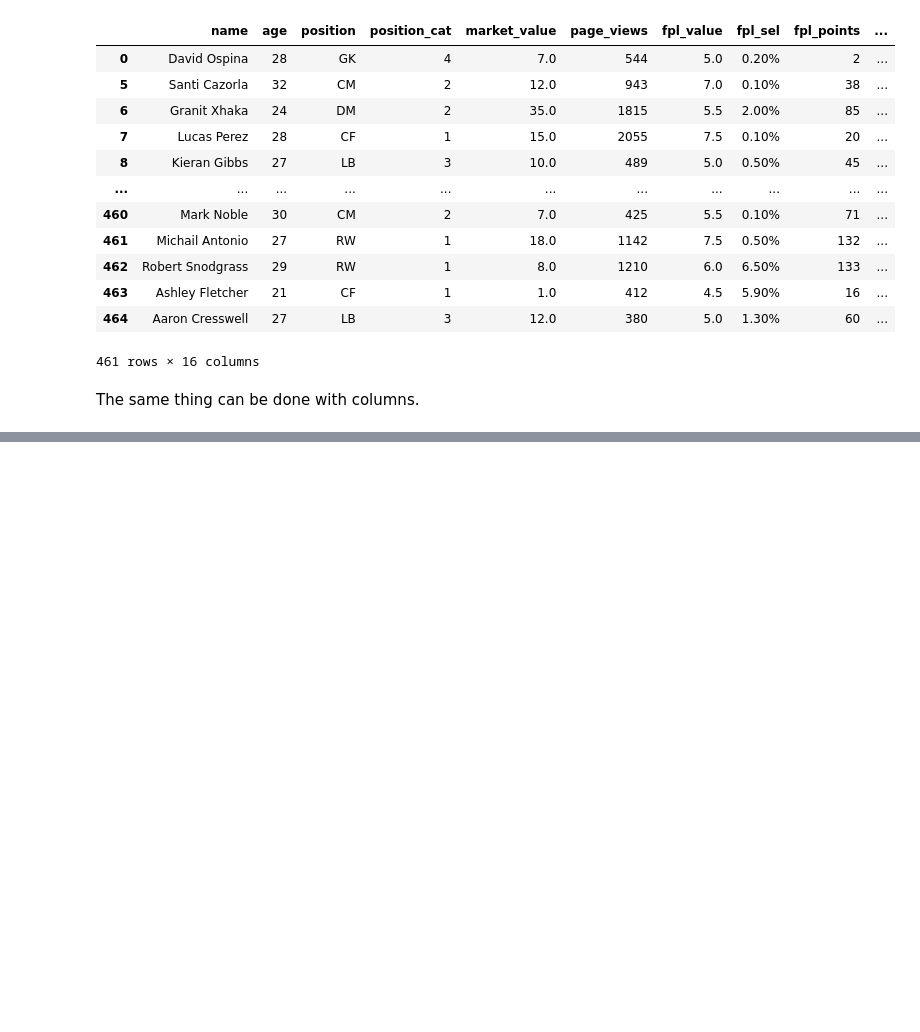
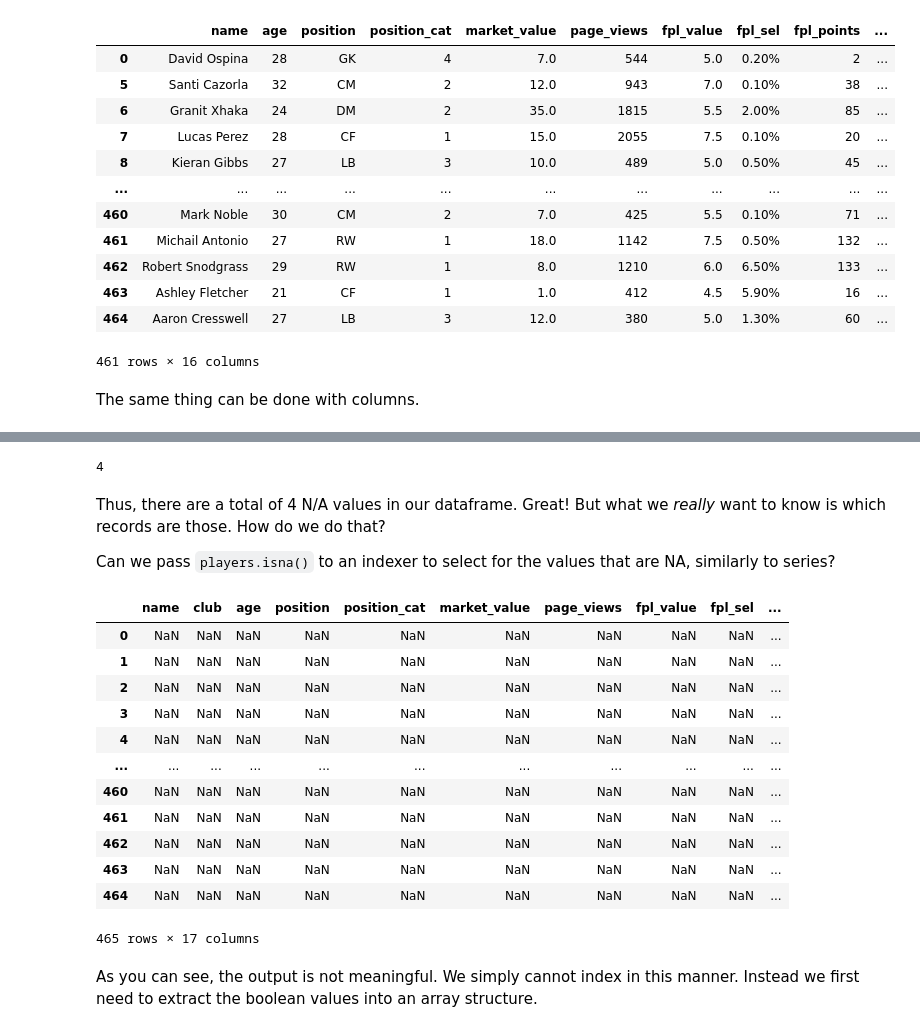
Before and after one commit to jgabunilas/pandas-bootcamp, a Jupyter notebook: Section5_DataFrames_in_Depth/Section5_DataFrames_in_Depth.ipynb, the cells around one changed output, grey strips where cells are left out. Saved outputs shown, nothing was run; the diff lists cells and outputs as text; code cells hidden in the pictures; blank space fills up the shorter version.

```diff
--- a/Section5_DataFrames_in_Depth/Section5_DataFrames_in_Depth.ipynb
+++ b/Section5_DataFrames_in_Depth/Section5_DataFrames_in_Depth.ipynb
@@ -1594,0 +1658,26 @@ players.reindex(
+# %%
+np.count_nonzero(players.isna())
+# %% [output]
+4
+# %% [markdown]
+Thus, there are a total of 4 N/A values in our dataframe. Great! But what we *really* want to know is which records are those. How do we do that?
+
+Can we pass `players.isna()` to an indexer to select for the values that are NA, similarly to series?
+# %%
+players[players.isna()]
+# %% [output]
+|  | name | club | age | position | position_cat | market_value | page_views | fpl_value | fpl_sel | ... |
+| 0 | NaN | NaN | NaN | NaN | NaN | NaN | NaN | NaN | NaN | ... |
+| 1 | NaN | NaN | NaN | NaN | NaN | NaN | NaN | NaN | NaN | ... |
+| 2 | NaN | NaN | NaN | NaN | NaN | NaN | NaN | NaN | NaN | ... |
+| 3 | NaN | NaN | NaN | NaN | NaN | NaN | NaN | NaN | NaN | ... |
+| 4 | NaN | NaN | NaN | NaN | NaN | NaN | NaN | NaN | NaN | ... |
+| ... | ... | ... | ... | ... | ... | ... | ... | ... | ... | ... |
+| 460 | NaN | NaN | NaN | NaN | NaN | NaN | NaN | NaN | NaN | ... |
+| 461 | NaN | NaN | NaN | NaN | NaN | NaN | NaN | NaN | NaN | ... |
+| 462 | NaN | NaN | NaN | NaN | NaN | NaN | NaN | NaN | NaN | ... |
+| 463 | NaN | NaN | NaN | NaN | NaN | NaN | NaN | NaN | NaN | ... |
+| 464 | NaN | NaN | NaN | NaN | NaN | NaN | NaN | NaN | NaN | ... |
+465 rows × 17 columns
+# %% [markdown]
+As you can see, the output is not meaningful. We simply cannot index in this manner. Instead we first need to extract the boolean values into an array structure.
```
Also changed, not shown: parts of 34 cells of this notebook.
